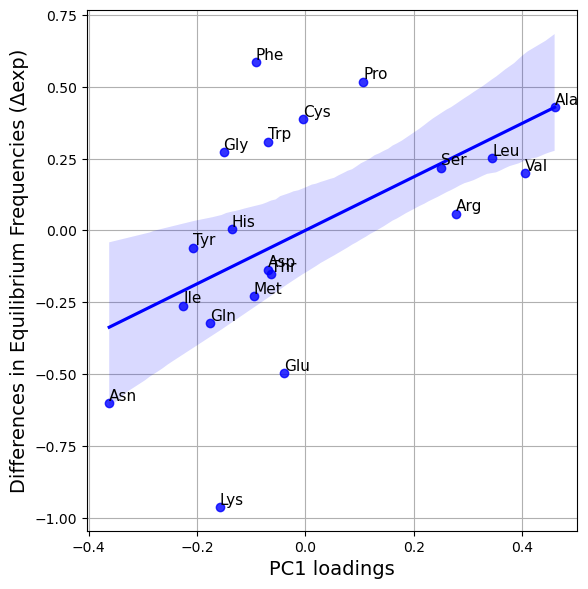
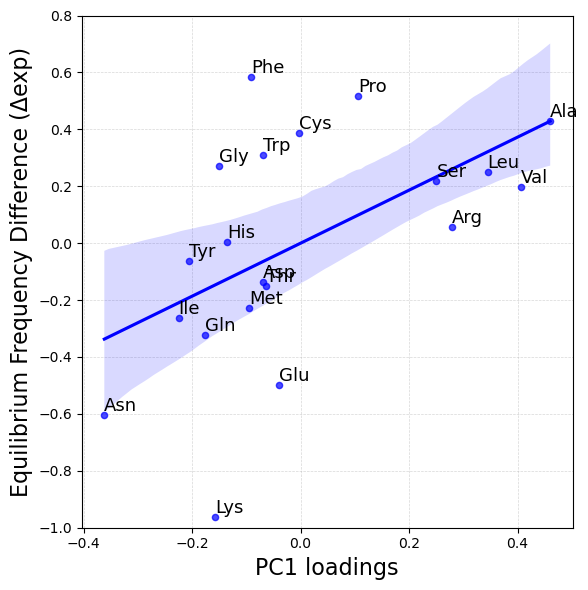
Code edit (unified diff) that turned the first committed figure into the second:
--- before
+++ after
@@ -8,8 +8,13 @@
 
 plt.figure(figsize=(6, 6))
-ax = sns.regplot(data=df_expected, y='exp_diff', x='PC1', color='blue')
-ax.set_ylabel('Differences in Equilibrium Frequencies (Δexp)', fontsize=14)
-ax.set_xlabel('PC1 loadings', fontsize=14)
-plt.grid(True)
+ax = sns.regplot(data=df_expected, x='PC1', y='exp_diff', color='blue', 
+                 scatter_kws={'s': 20, 'alpha': 0.7}, line_kws={'color': 'blue'})
+ax.set_ylabel('Equilibrium Frequency Difference (Δexp)', fontsize=16)
+ax.set_xlabel('PC1 loadings', fontsize=16)
+ax.set_xticks([-0.4, -0.2, 0., 0.2, 0.4])
+ax.set_yticks([-1., -0.8, -0.6, -0.4, -0.2, 0., 0.2, 0.4, 0.6, 0.8])
+# ax.set_xlim(-0.42, 0.45)
+ax.set_ylim(-1., 0.8)
+plt.grid(True, which='both', linestyle='--', linewidth=0.5, alpha=0.5)
 ax.set_axisbelow(True)
 
@@ -17,5 +22,5 @@
 for i, aa in enumerate(_df_expected.index):
     ax.text(
-        _df_expected.loc[aa, 'PC1'], _df_expected.loc[aa, 'exp_diff'], aa, fontsize=11, 
+        _df_expected.loc[aa, 'PC1'], _df_expected.loc[aa, 'exp_diff'], aa, fontsize=13, 
         verticalalignment='bottom', horizontalalignment='left',
 )

Commit: update F3